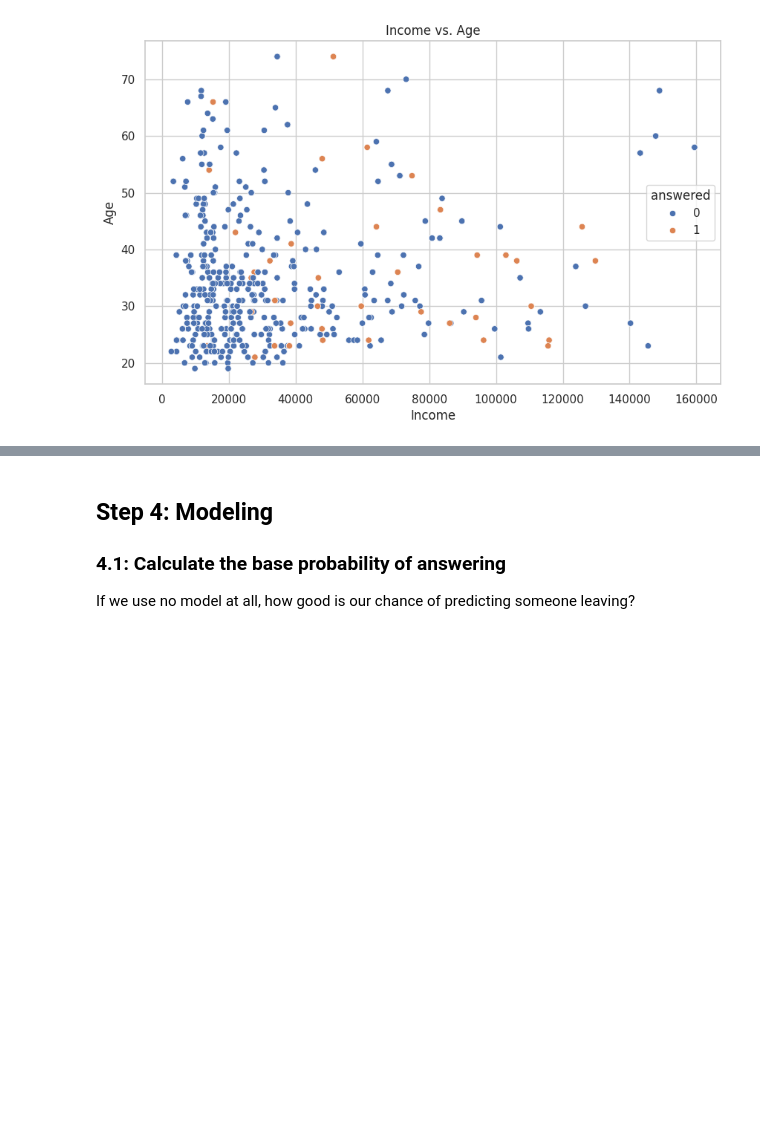
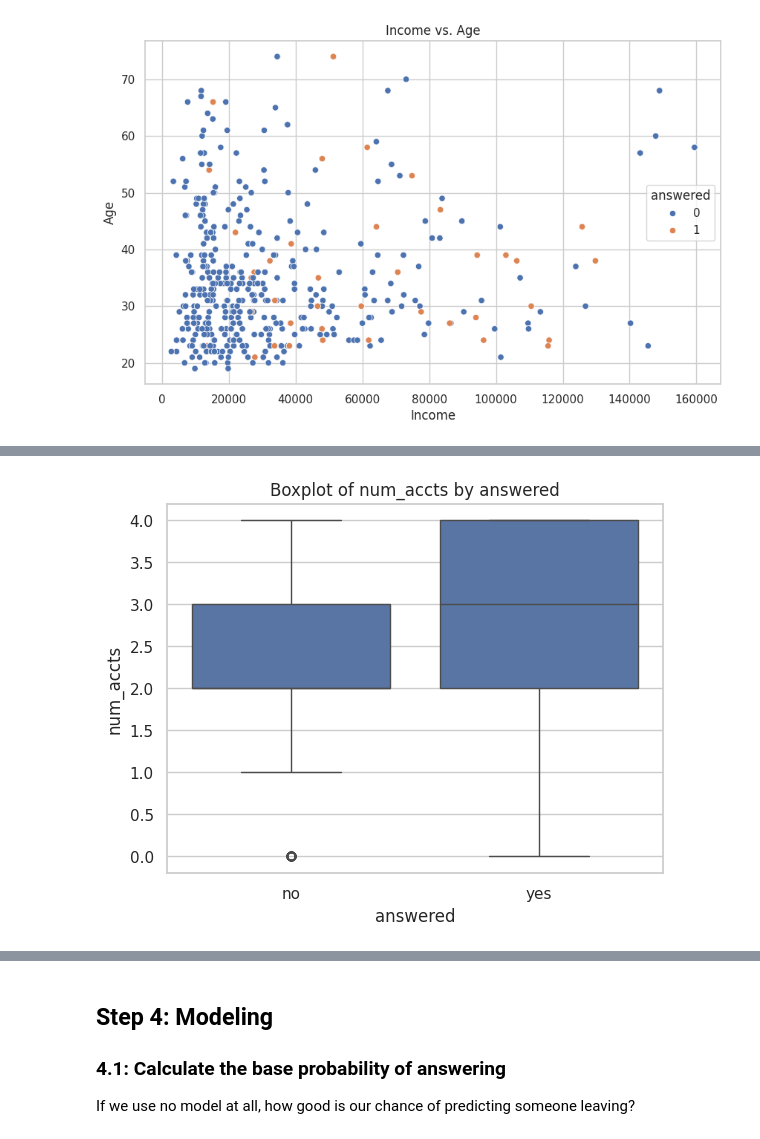
Before and after one commit to kadenpoore/12, a Jupyter notebook: Assignments/Scripts/advise_invest_template.ipynb, the cells around one changed output, grey strips where cells are left out. Cells and saved outputs as stored; diff of their text form; code cells hidden in the pictures; blank space fills up the shorter version.

```diff
--- a/Assignments/Scripts/advise_invest_template.ipynb
+++ b/Assignments/Scripts/advise_invest_template.ipynb
@@ -439,0 +440,15 @@ Mounted at /content/drive
+# %%
+import pandas as pd
+
+# Assuming your DataFrame is called df
+df['answered'] = df['answered'].map({0: 'no', 1: 'yes'}).astype('category')
+# %%
+import seaborn as sns
+import matplotlib.pyplot as plt
+
+# Create a boxplot
+sns.boxplot(x='answered', y='num_accts', data=df)
+plt.title('Boxplot of num_accts by answered')
+plt.show()
+# %% [output]
+[figure, added]
```
Also changed, not shown: parts of 4 cells of this notebook.
